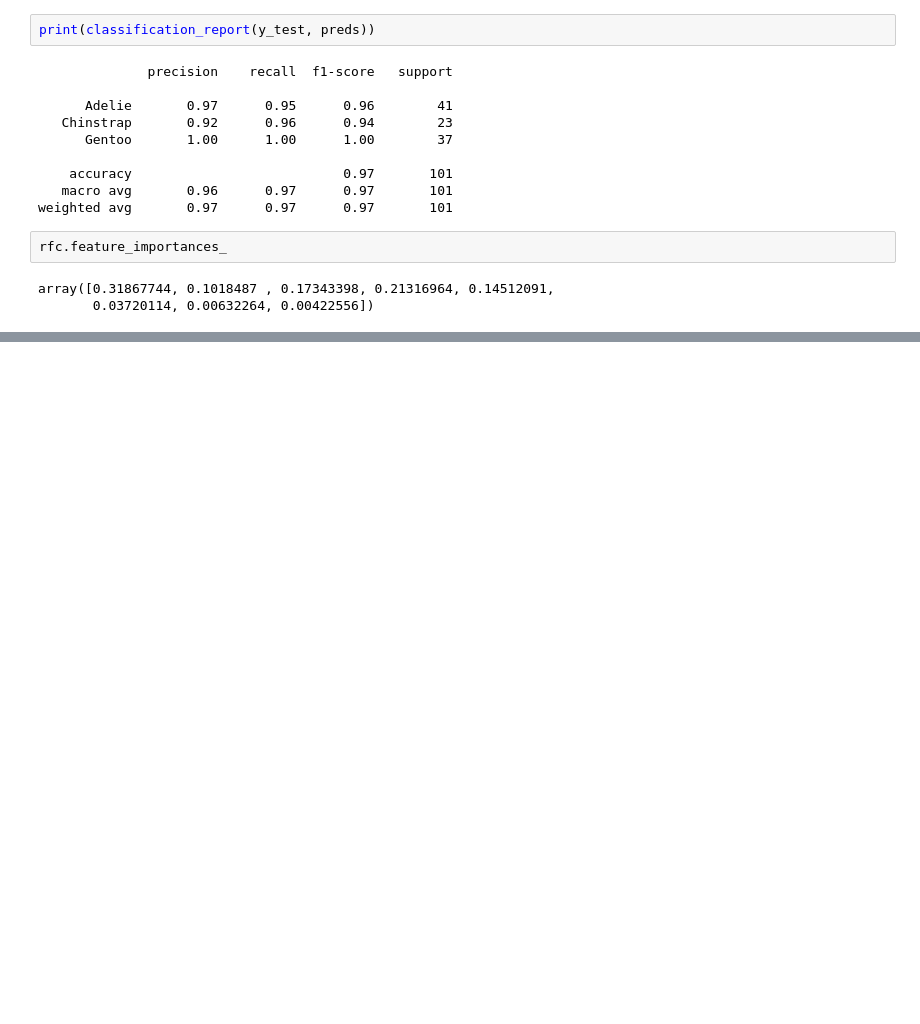
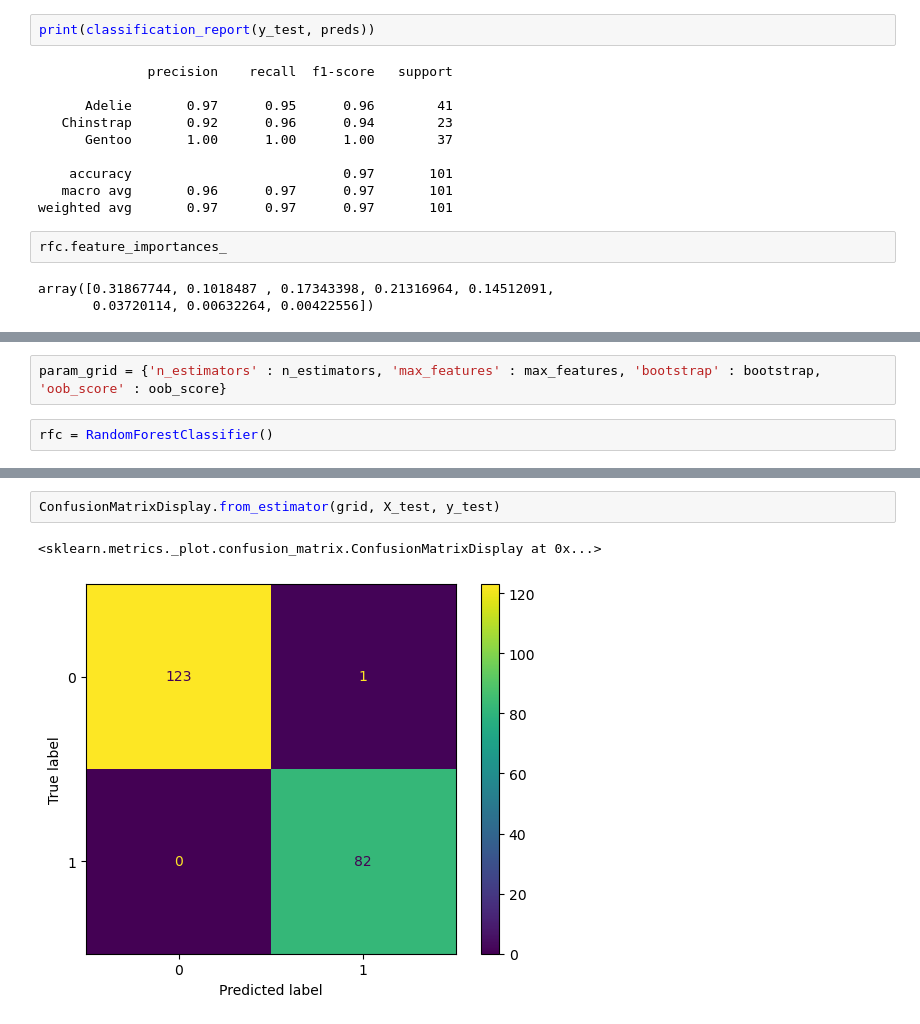
Before and after one commit to JovanTTT/MachineLearning-Course, a Jupyter notebook: Random_Forests.ipynb, the cells around one changed output, grey strips where cells are left out. Saved outputs shown, nothing was run; the diff lists cells and outputs as text; blank space fills up the shorter version.

```diff
--- a/Random_Forests.ipynb
+++ b/Random_Forests.ipynb
@@ -87,0 +128,4 @@ array([0.31867744, 0.1018487 , 0.17343398, 0.21316964, 0.14512091,
+# %%
+param_grid = {'n_estimators' : n_estimators, 'max_features' : max_features, 'bootstrap' : bootstrap, 'oob_score' : oob_score}
+# %%
+rfc = RandomForestClassifier()
@@ -87,0 +209,5 @@ array([0.31867744, 0.1018487 , 0.17343398, 0.21316964, 0.14512091,
+# %%
+ConfusionMatrixDisplay.from_estimator(grid, X_test, y_test)
+# %% [output]
+<sklearn.metrics._plot.confusion_matrix.ConfusionMatrixDisplay at 0x...>
+[figure, added]
```
Also changed, not shown: parts of 26 cells of this notebook, 1 other file.
